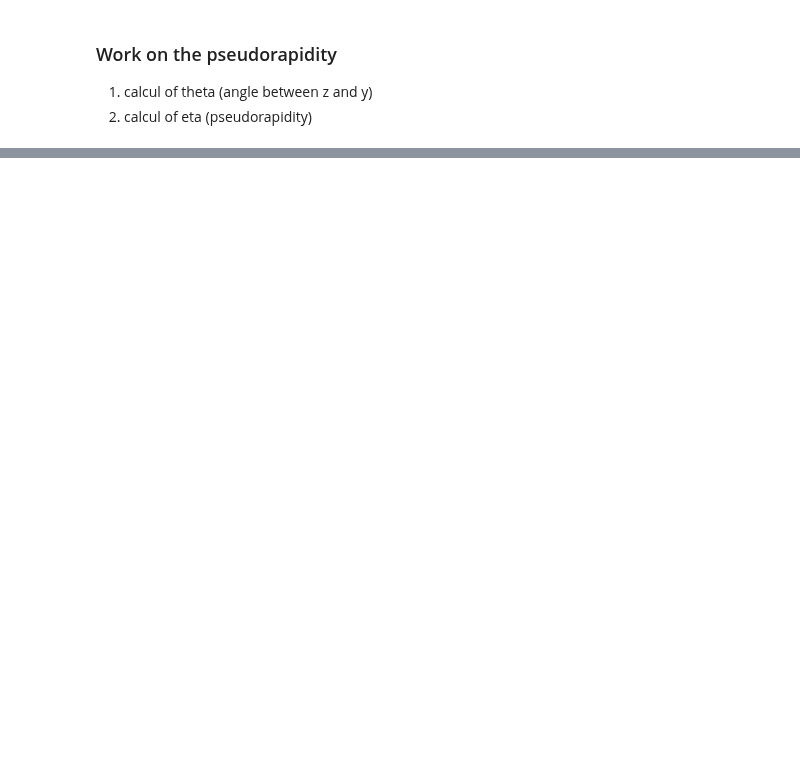
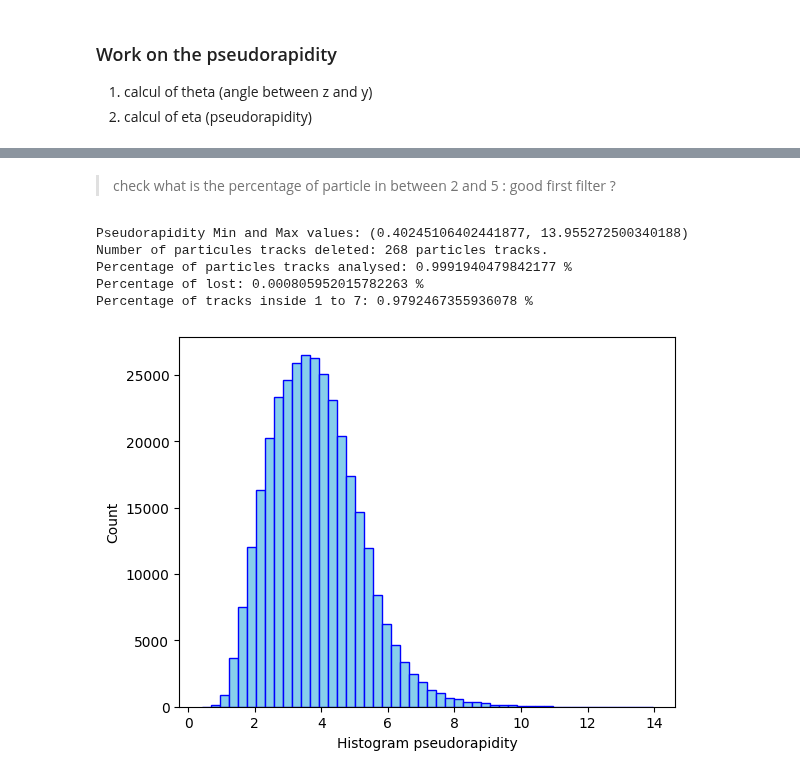
Before and after one commit to alawaree/Code_Thesis_HopfieldNetwork_VELO, a Jupyter notebook: data_analysis/angles_analysis.ipynb, the cells around one changed output, grey strips where cells are left out. Drawn from its saved outputs; the diff is of its cells as text; code cells hidden in the pictures; blank space fills up the shorter version.

```diff
--- a/data_analysis/angles_analysis.ipynb
+++ b/data_analysis/angles_analysis.ipynb
@@ -242,0 +260,66 @@ ValueError: math domain error
+# %% [markdown]
+> check what is the percentage of particle in between 2 and 5 : good first filter ?
+# %%
+from math import atan2, log, tan, degrees, cos, sin
+from decimal import Decimal
+
+pseudorapidity_eta_list = []
+angle_atan2_rad_list =[]
+angle_atan2_degree_list =[]
+
+counter_0= 0
+
+
+for particle in all_particles:
+    hit1 = particle.track[0]
+    hit2 = particle.track[-1]
+
+    opp = hit2.y-hit1.y
+    adj = hit2.z-hit1.z
+
+    angle_atan2_rad = atan2(opp,adj)
+    angle_atan2_rad_list.append(angle_atan2_rad)
+
+    angle_atan2_degree = degrees(angle_atan2_rad)
+    angle_atan2_degree_list.append(angle_atan2_degree)
+
+    #Pseudorapidity
+    # Initial formula: pseudorapidity_eta = -(log(tan(polar_angle_yz_degree/2)))
+    # Seconde formula (to work on negative angles) pseudo = -0.5*(log((sin^2(angle_atan2_rad/2))/(cos^2(angle_atan2_rad/2))
+
+    step1 = Decimal((sin(angle_atan2_rad/2) ** 2)/(cos(angle_atan2_rad/2) ** 2))
+    if step1 == 0:
+        counter_0+=1
+    else:
+        pseudorapidity_eta = -0.5*(log(step1))
+        pseudorapidity_eta_list.append(pseudorapidity_eta)
+
+
+# Analysis
+maximum = heapq.nlargest(1, pseudorapidity_eta_list)[0]
+minimum = heapq.nsmallest(1, pseudorapidity_eta_list)[0]
+print(f'Pseudorapidity Min and Max values: {minimum,maximum}')
+
+percentage_of_lost = 1 -((len(all_particles)-counter_0)/len(all_particles))
+print(f'Number of particules tracks deleted: {counter_0} particles tracks.')
+print(f'Percentage of particles tracks analysed: {1-percentage_of_lost} %')
+print(f'Percentage of lost: {percentage_of_lost} %')
+
+lower_bound = 1
+upper_bound = 7
+interval_list = [x for x in pseudorapidity_eta_list if lower_bound <= x <= upper_bound]
+count = sum(1 for x in interval_list)
+percentage_of_tracks_inside_acceptance = count/len(all_particles)
+print(f'Percentage of tracks inside 1 to 7: {percentage_of_tracks_inside_acceptance} %')
+
+plt.hist(pseudorapidity_eta_list,color = "skyblue", edgecolor='blue',bins=50)
+plt.xlabel('Histogram pseudorapidity')
+plt.ylabel('Count')
+plt.show()
+# %% [output]
+Pseudorapidity Min and Max values: (0.40245106402441877, 13.955272500340188)
+Number of particules tracks deleted: 268 particles tracks.
+Percentage of particles tracks analysed: 0.9991940479842177 %
+Percentage of lost: 0.000805952015782263 %
+Percentage of tracks inside 1 to 7: 0.9792467355936078 %
+[figure, added]
```
Also changed, not shown: parts of 9 cells of this notebook.
